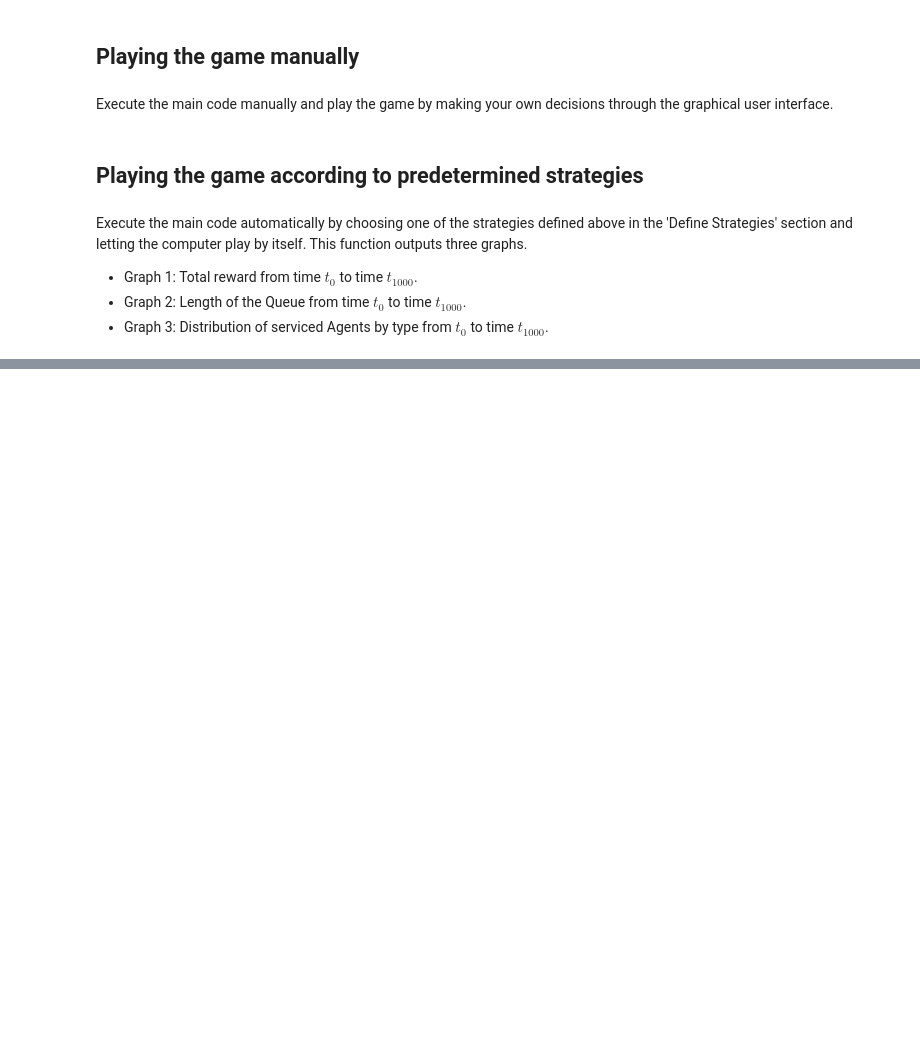
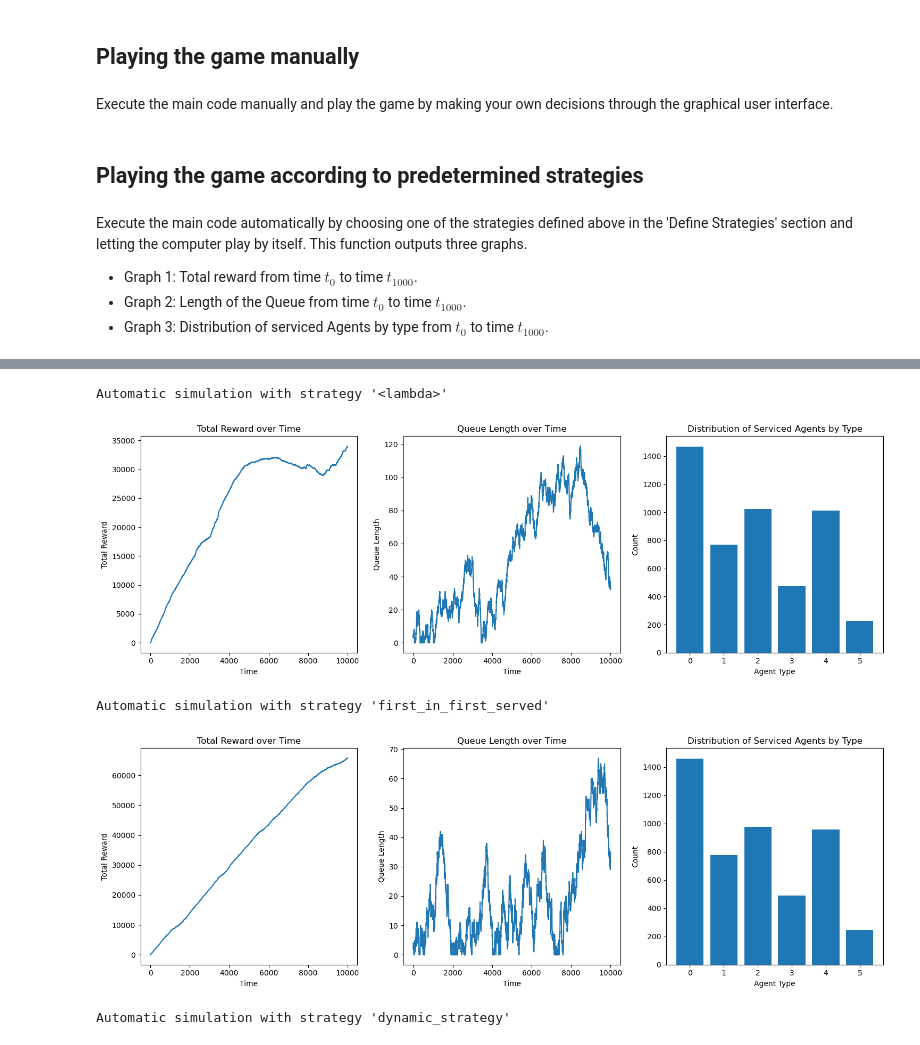
Before and after one commit to alexandre-bismuth/AgentLearning, a Jupyter notebook: AgentLearning.ipynb, the cells around one changed output, grey strips where cells are left out. Cells and saved outputs as stored; diff of their text form; code cells hidden in the pictures; blank space fills up the shorter version.

```diff
--- a/AgentLearning.ipynb
+++ b/AgentLearning.ipynb
@@ -324,0 +541,80 @@ Execute the main code automatically by choosing one of the strategies defined ab
+# %%
+sim_mode = "automatic"
+
+# Initialize a dictionary to store the results
+results = {}
+
+for i in [1, 2, 3, 4, 5, 8, 11, 13, 15]: # Write the number of all strategies you want to compare
+    # Not very efficient way of proceeding but gets the job done. Should consider changing to make it more readable
+    if i == 1:
+        priority_list = [0, 1, 2, 3, 4, 5]
+        strategy = lambda queue: priority_list_strategy(queue, priority_list)
+    elif i == 2:
+        strategy = first_in_first_served
+    elif i == 3:
+        strategy = dynamic_strategy
+    elif i == 4:
+        strategy = shortest_service_time_first
+    elif i == 5:
+        strategy = highest_reward_first
+    elif i == 6:
+        strategy = longest_queue_time_reward
+    elif i == 7:
+        strategy = round_robin
+    elif i == 8:
+        strategy = random_selection
+    elif i == 9:
+        strategy = least_recently_used
+    elif i == 10:
+        strategy = least_reward_per_service_time
+    elif i == 11:
+        strategy = dynamic_priority_adjustment
+    elif i == 12:
+        strategy = highest_reward_per_waiting_time
+    elif i == 13:
+        strategy = longest_waiting_with_penalty
+    elif i == 14:
+        strategy = reward_service_prob_adjustment
+    elif i == 15:
+        strategy = weighted_random_selection
+    elif i == 16:
+        priority_list = [0, 1, 2, 3, 4, 5]
+        strategy = lambda queue: combined_priority_waiting(queue, priority_list)
+    else:
+        raise ValueError("Invalid strategy number.")
+
+    simulation = QueueSimulation(
+        num_agent_types,
+        service_probs,
+        rewards,
+        arrival_prob,
+        type_distribution,
+        nb_agents_in_queue,
+        sim_mode,
+        strategy,
+        lambda_param,
+    )
+
+    print(f"Automatic simulation with strategy '{strategy.__name__}'")
+    simulation.run_simulation(steps=10000)
+    simulation.plot_results()
+
+    queue_lengths = simulation.queue_length_history
+    total_reward = simulation.get_total_reward()
+    agent_distribution = simulation.serviced_agents
+
+    results[strategy.__name__] = {
+        "total_reward": total_reward,
+        "min_queue_length": np.min(queue_lengths),
+        "max_queue_length": np.max(queue_lengths),
+        "mean_queue_length": np.mean(queue_lengths),
+        "median_queue_length": np.median(queue_lengths),
+        "mode_queue_length": statistics.mode(queue_lengths),
+        "normalized_distribution": {agent_type: round(count / sum(agent_distribution.values()), 3) for agent_type, count in sorted(agent_distribution.items(),key=lambda item: item[1],reverse=True)}
+    }
+# %% [output]
+Automatic simulation with strategy '<lambda>'
+[figure, added]
+Automatic simulation with strategy 'first_in_first_served'
+[figure, added]
+Automatic simulation with strategy 'dynamic_strategy'
```
Also changed, not shown: parts of 24 cells of this notebook.
